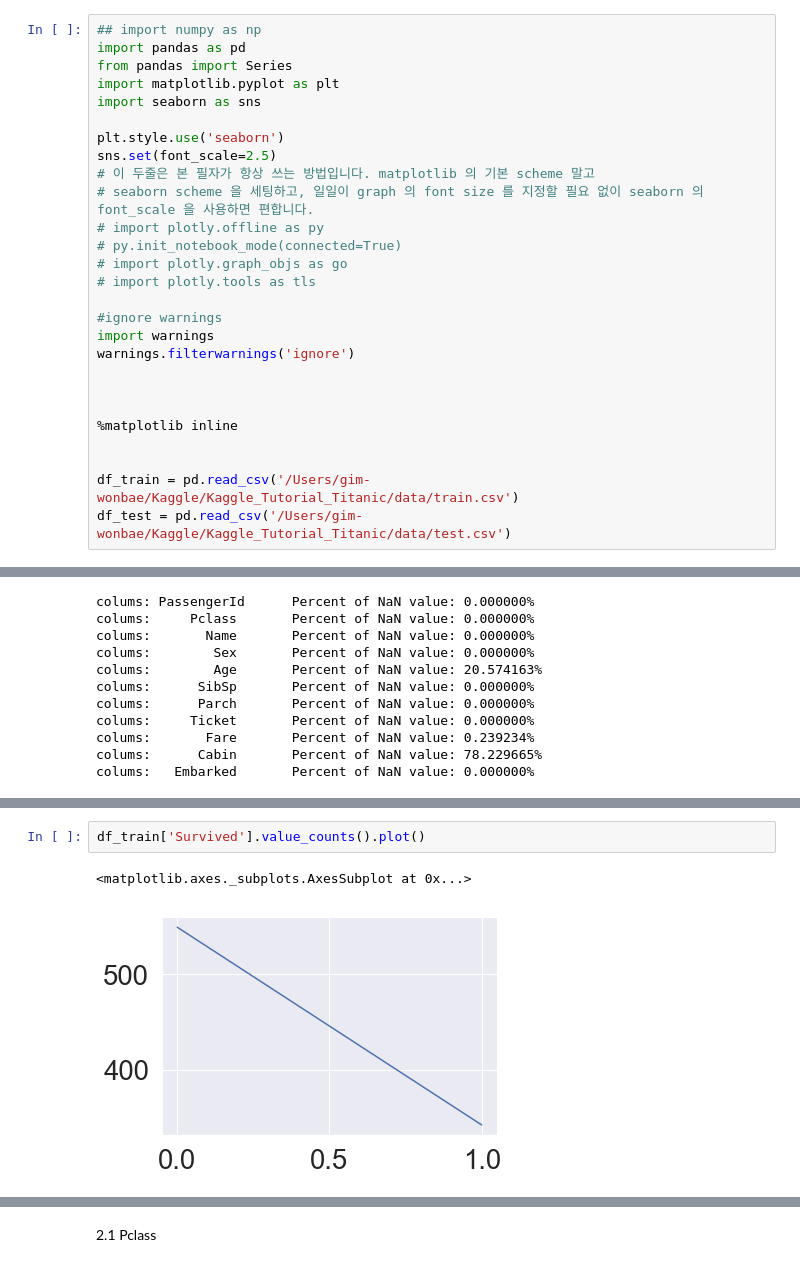
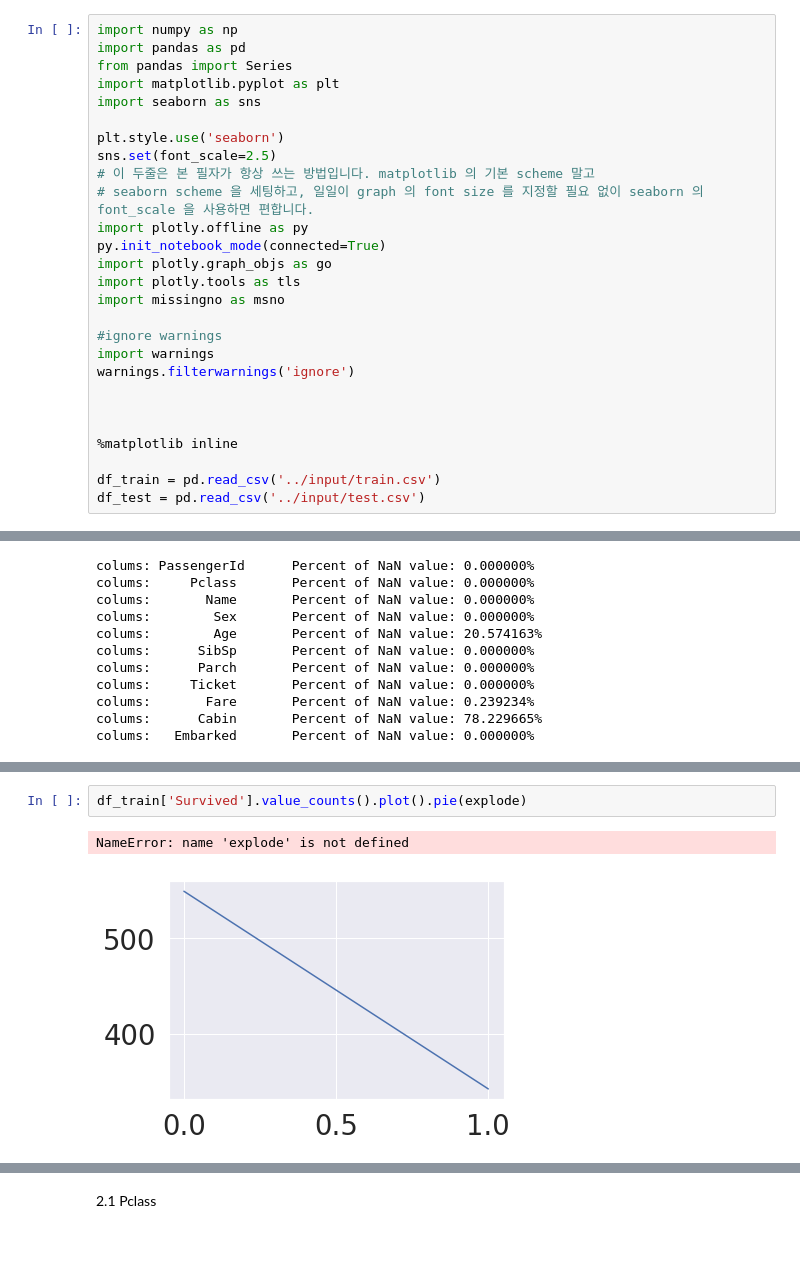
Before and after one commit to wonbae/Kaggle_Tutorial_Titanic, a Jupyter notebook: Kaggle_kernel_Titanic.ipynb, the cells around one changed output, grey strips where cells are left out. Saved outputs shown, nothing was run; the diff lists cells and outputs as text.

```diff
--- a/Kaggle_kernel_Titanic.ipynb
+++ b/Kaggle_kernel_Titanic.ipynb
@@ -1,5 +1,5 @@
 # %%
-## import numpy as np
+import numpy as np
 import pandas as pd
 from pandas import Series
 import matplotlib.pyplot as plt
@@ -9,10 +9,11 @@ plt.style.use('seaborn')
 sns.set(font_scale=2.5)
 # 이 두줄은 본 필자가 항상 쓰는 방법입니다. matplotlib 의 기본 scheme 말고
 # seaborn scheme 을 세팅하고, 일일이 graph 의 font size 를 지정할 필요 없이 seaborn 의 font_scale 을 사용하면 편합니다.
-# import plotly.offline as py
-# py.init_notebook_mode(connected=True)
-# import plotly.graph_objs as go
-# import plotly.tools as tls
+import plotly.offline as py
+py.init_notebook_mode(connected=True)
+import plotly.graph_objs as go
+import plotly.tools as tls
+import missingno as msno
 
 #ignore warnings
 import warnings
@@ -22,9 +23,8 @@ warnings.filterwarnings('ignore')
 
 %matplotlib inline
 
-
-df_train = pd.read_csv('/Users/gim-wonbae/Kaggle/Kaggle_Tutorial_Titanic/data/train.csv')
-df_test = pd.read_csv('/Users/gim-wonbae/Kaggle/Kaggle_Tutorial_Titanic/data/test.csv')
+df_train = pd.read_csv('../input/train.csv')
+df_test = pd.read_csv('../input/test.csv')
 # %%
 for col in df_train.columns:
     msg = 'colums: {:<10} \t Percent of NaN value: {:2f}%'.format(col, 100 * (df_train[col].isnull().sum() / df_train[col].shape[0]))
@@ -77,8 +83,8 @@ plt.show()
 # %%
-df_train['Survived'].value_counts().plot()
+df_train['Survived'].value_counts().plot().pie(explode)
 # %% [output]
-<matplotlib.axes._subplots.AxesSubplot at 0x...>
+NameError: name 'explode' is not defined
-[figure, old version]
+[figure, new version]
 # %%
 plt.plot(df_train['Survived'].value_counts())
 # %% [output]
```
Also changed, not shown: parts of 24 cells of this notebook.
